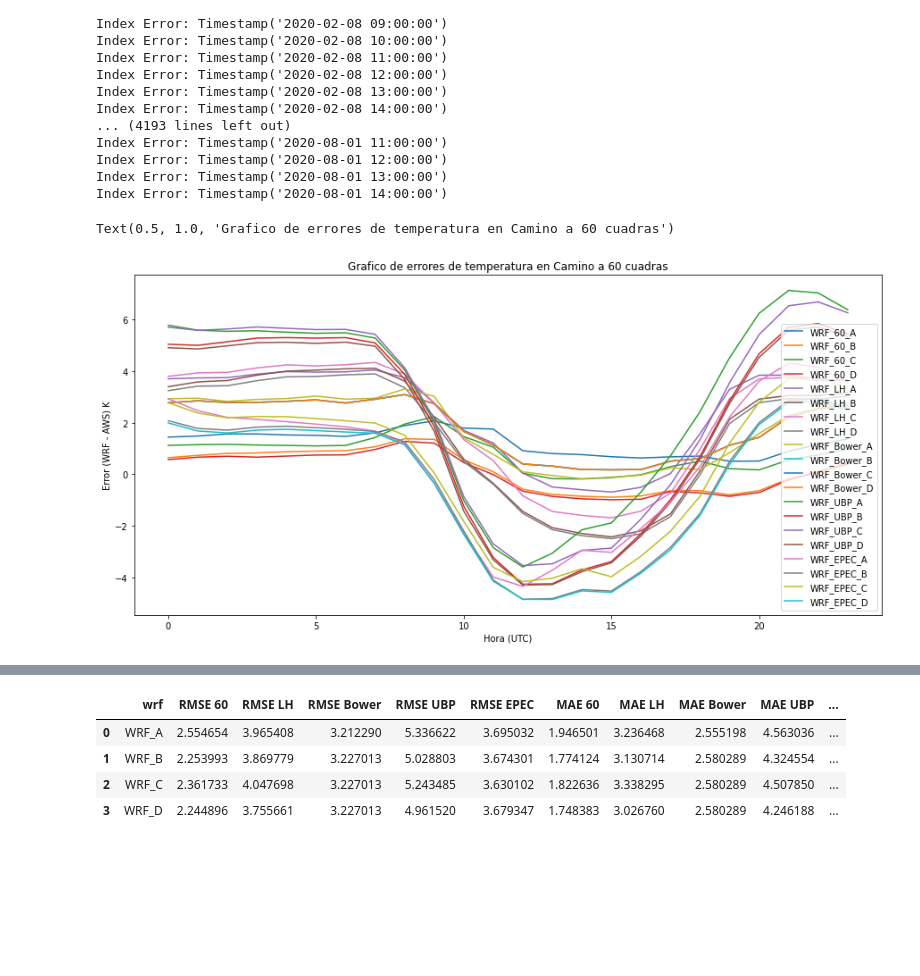
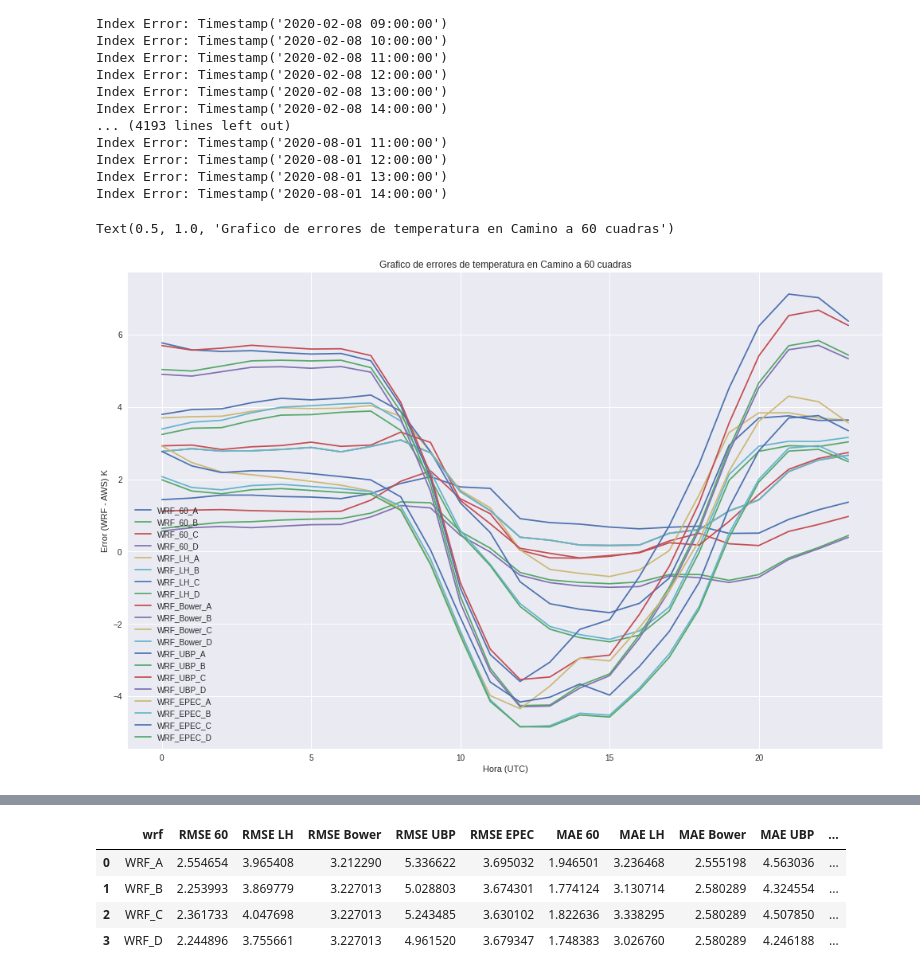
Before and after one commit to OHMC/Calibracion-Temperatura, a Jupyter notebook: notebooks/Comparaciones WRF Emas.ipynb, the cells around one changed output, grey strips where cells are left out. Saved outputs shown, nothing was run; the diff lists cells and outputs as text; code cells hidden in the pictures; blank space fills up the shorter version.

```diff
--- a/notebooks/Comparaciones WRF Emas.ipynb
+++ b/notebooks/Comparaciones WRF Emas.ipynb
@@ -310,36 +310,40 @@ data_EPEC_B, rmse_EPEC_B, mae_EPEC_B = mt.getMetricas(dfTmp_EPEC_B, 'EPEC', 'B')
 data_EPEC_C, rmse_EPEC_C, mae_EPEC_C = mt.getMetricas(dfTmp_EPEC_C, 'EPEC', 'C')
 data_EPEC_D, rmse_EPEC_D, mae_EPEC_D = mt.getMetricas(dfTmp_EPEC_D, 'EPEC', 'D')
 # %%
+import matplotlib as mpl
+
+mpl.style.use('seaborn')
 ax = plt.gca()
 
-data_60_A.plot(kind='line', ax=ax, figsize=(15,7))
-data_60_B.plot(kind='line', ax=ax, figsize=(15,7))
-data_60_C.plot(kind='line', ax=ax, figsize=(15,7))
-data_60_D.plot(kind='line', ax=ax, figsize=(15,7))
 
-data_LH_A.plot(kind='line', ax=ax, figsize=(15,7))
-data_LH_B.plot(kind='line', ax=ax, figsize=(15,7))
-data_LH_C.plot(kind='line', ax=ax, figsize=(15,7))
-data_LH_D.plot(kind='line', ax=ax, figsize=(15,7))
+data_60_A.plot(kind='line', ax=ax, figsize=(17,10))
+data_60_B.plot(kind='line', ax=ax, figsize=(17,10))
+data_60_C.plot(kind='line', ax=ax, figsize=(17,10))
+data_60_D.plot(kind='line', ax=ax, figsize=(17,10))
 
-data_Bower_A.plot(kind='line', ax=ax, figsize=(15,7))
-data_Bower_B.plot(kind='line', ax=ax, figsize=(15,7))
-data_Bower_C.plot(kind='line', ax=ax, figsize=(15,7))
-data_Bower_D.plot(kind='line', ax=ax, figsize=(15,7))
+data_LH_A.plot(kind='line', ax=ax, figsize=(17,10))
+data_LH_B.plot(kind='line', ax=ax, figsize=(17,10))
+data_LH_C.plot(kind='line', ax=ax, figsize=(17,10))
+data_LH_D.plot(kind='line', ax=ax, figsize=(17,10))
 
-data_UBP_A.plot(kind='line', ax=ax, figsize=(15,7))
-data_UBP_B.plot(kind='line', ax=ax, figsize=(15,7))
-data_UBP_C.plot(kind='line', ax=ax, figsize=(15,7))
-data_UBP_D.plot(kind='line', ax=ax, figsize=(15,7))
+data_Bower_A.plot(kind='line', ax=ax, figsize=(17,10))
+data_Bower_B.plot(kind='line', ax=ax, figsize=(17,10))
+data_Bower_C.plot(kind='line', ax=ax, figsize=(17,10))
+data_Bower_D.plot(kind='line', ax=ax, figsize=(17,10))
 
-data_EPEC_A.plot(kind='line', ax=ax, figsize=(15,7))
-data_EPEC_B.plot(kind='line', ax=ax, figsize=(15,7))
-data_EPEC_C.plot(kind='line', ax=ax, figsize=(15,7))
-data_EPEC_D.plot(kind='line', ax=ax, figsize=(15,7))
+data_UBP_A.plot(kind='line', ax=ax, figsize=(17,10))
+data_UBP_B.plot(kind='line', ax=ax, figsize=(17,10))
+data_UBP_C.plot(kind='line', ax=ax, figsize=(17,10))
+data_UBP_D.plot(kind='line', ax=ax, figsize=(17,10))
+
+data_EPEC_A.plot(kind='line', ax=ax, figsize=(17,10))
+data_EPEC_B.plot(kind='line', ax=ax, figsize=(17,10))
+data_EPEC_C.plot(kind='line', ax=ax, figsize=(17,10))
+data_EPEC_D.plot(kind='line', ax=ax, figsize=(17,11))
 
 plt.xlabel('Hora (UTC)')
 plt.ylabel('Error (WRF - AWS) K')
 plt.title('Grafico de errores de temperatura en Camino a 60 cuadras')
 # %% [output]
 Text(0.5, 1.0, 'Grafico de errores de temperatura en Camino a 60 cuadras')
-[figure, old version]
+[figure, new version]
```
Also changed, not shown: parts of 4 cells of this notebook, 3 other files.
